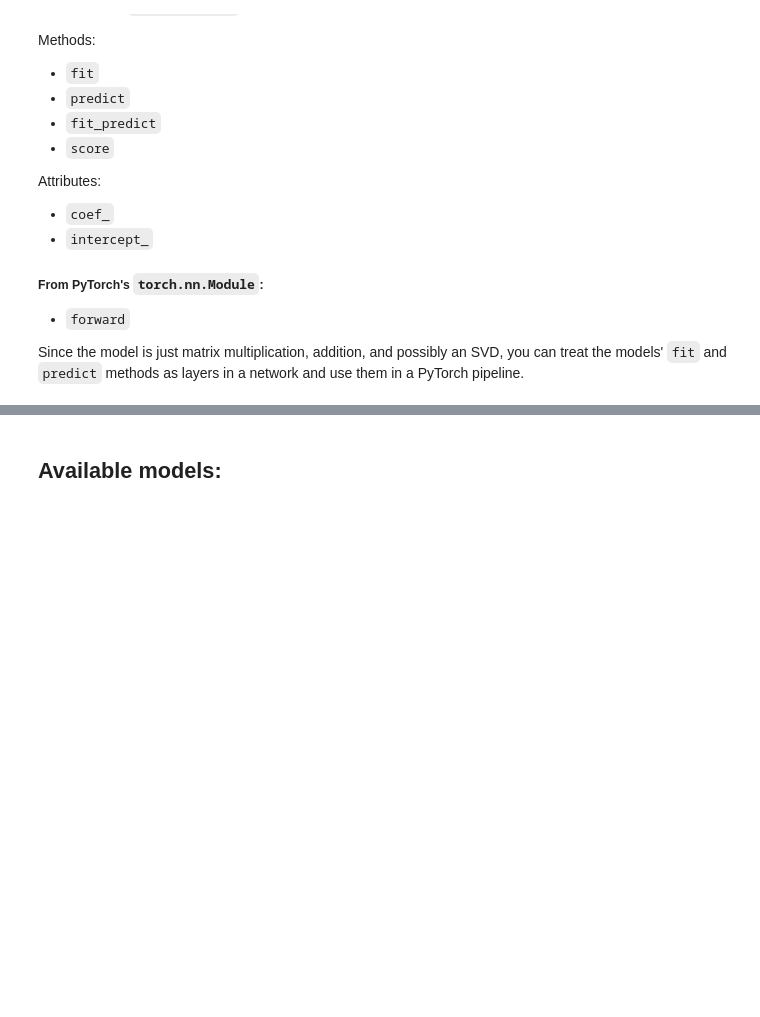
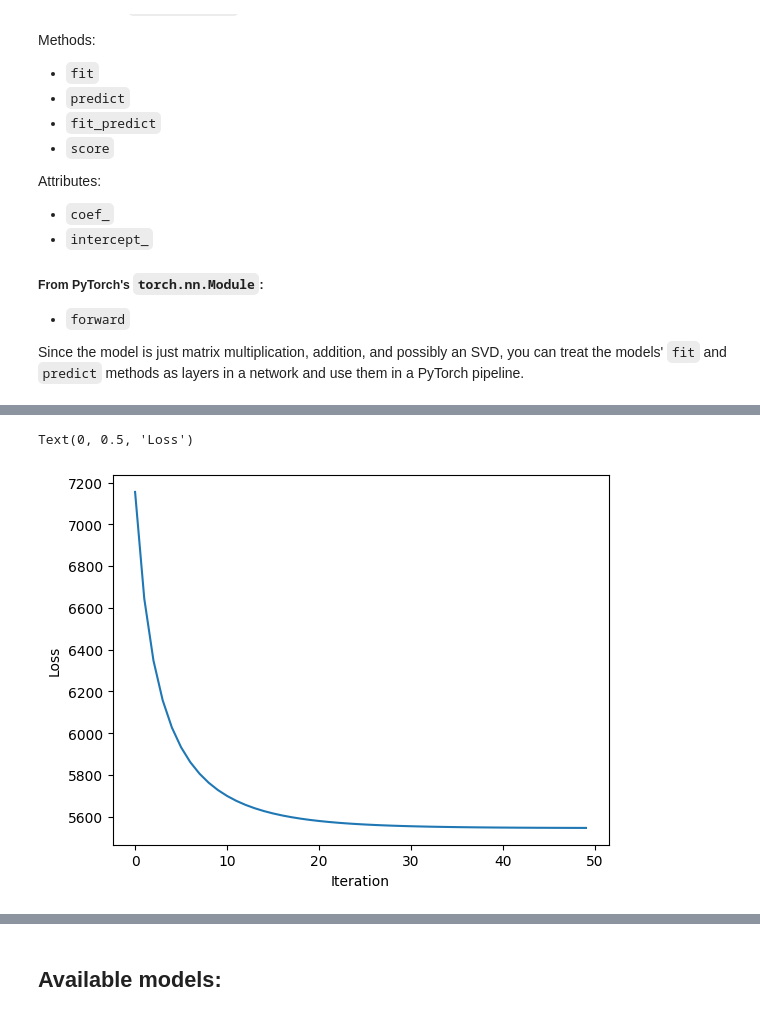
Before and after one commit to RichieHakim/torch_linear_regression, a Jupyter notebook: demo_notebook.ipynb, the cells around one changed output, grey strips where cells are left out. Saved outputs shown, nothing was run; the diff lists cells and outputs as text; code cells hidden in the pictures; blank space fills up the shorter version.

```diff
--- a/demo_notebook.ipynb
+++ b/demo_notebook.ipynb
@@ -193,0 +226,48 @@ True intercept parameter: 500
+# %%
+## Let's use backpropagation to do hyperparameter tuning: fit the alpha parameter in a Ridge regression model
+def get_XY():
+    X, Y = sklearn.datasets.make_regression(
+        n_samples=100,
+        n_features=60,
+        n_informative=5,
+        n_targets=1,
+        bias=2,
+        noise=50,
+        random_state=42,
+    )
+    X_train, X_test, Y_train, Y_test = sklearn.model_selection.train_test_split(X, Y, test_size=0.3, random_state=42)
+    return (torch.as_tensor(var, dtype=torch.float32) for var in [X_train, Y_train, X_test, Y_test])
+
+## Sweep through alpha values
+scores_sweep = {}
+for alpha in np.geomspace(1e-5, 1e10, num=300):
+    X_train, Y_train, X_test, Y_test = get_XY()
+    model_ridge_sweep = tlr.Ridge(alpha=alpha)
+    model_ridge_sweep.fit(X_train, Y_train)
+    score = model_ridge_sweep.score(X_test, Y_test)
+    scores_sweep[alpha] = score
+
+## Use backpropagation to fit the alpha parameter
+fn_loss = torch.nn.MSELoss()
+alpha_optimized = torch.nn.Parameter(torch.tensor(1.0))
+optimizer = torch.optim.AdamW(params=[alpha_optimized], lr=0.3)
+losses = []
+for i in range(50):
+    X_train, Y_train, X_test, Y_test = get_XY()
+    model_ridge_optimized = tlr.Ridge(alpha=alpha_optimized)
+    model_ridge_optimized.fit(X_train, Y_train)
+    Y_pred = model_ridge_optimized.predict(X_test)
+    loss = fn_loss(Y_pred, Y_test)
+    optimizer.zero_grad()
+    loss.backward()
+    optimizer.step()
+    losses.append(loss.item())
+score_optimized = model_ridge_optimized.score(X_test, Y_test).item()
+# %%
+plt.figure()
+plt.plot(losses)
+plt.xlabel("Iteration")
+plt.ylabel("Loss")
+# %% [output]
+Text(0, 0.5, 'Loss')
+[figure, added]
```
Also changed, not shown: parts of 11 cells of this notebook, 1 other file.
